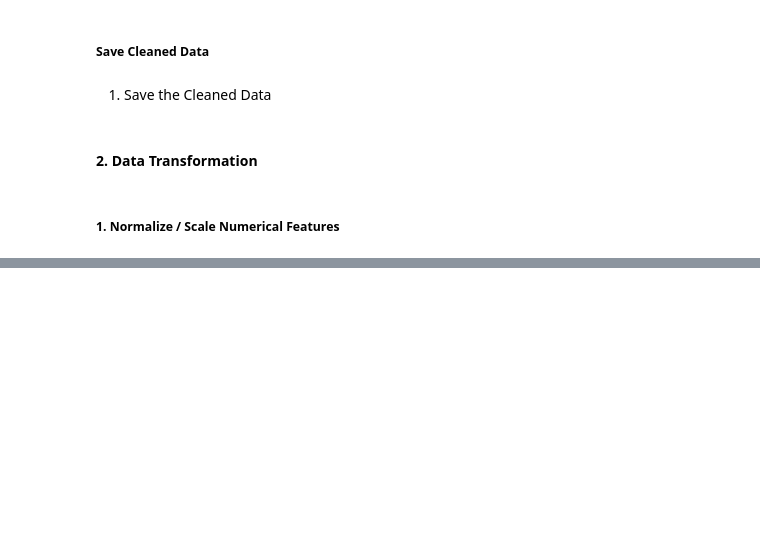
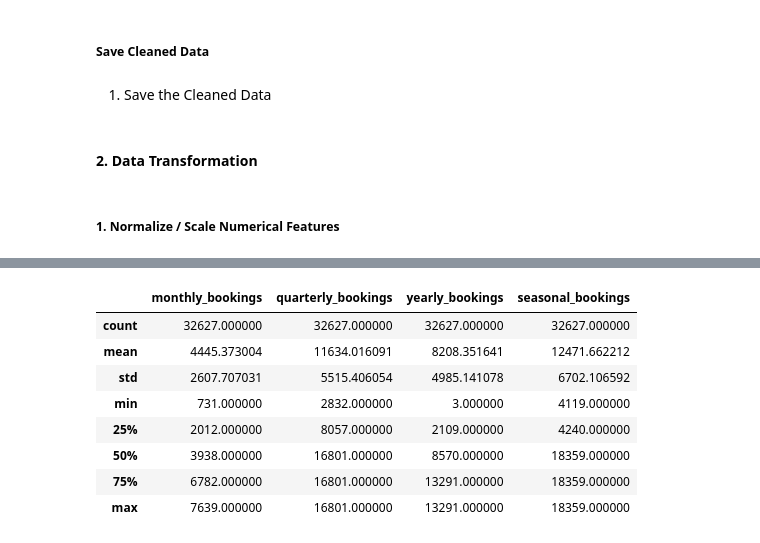
Before and after one commit to mts205/NYC-Airbnb-EDA, a Jupyter notebook: notebooks/data-preprocessing.ipynb, the cells around one changed output, grey strips where cells are left out. Saved outputs shown, nothing was run; the diff lists cells and outputs as text; code cells hidden in the pictures; blank space fills up the shorter version.

```diff
--- a/notebooks/data-preprocessing.ipynb
+++ b/notebooks/data-preprocessing.ipynb
@@ -750,0 +1100,75 @@ cleaned_df.to_csv('../data/processed/cleaned_NYC-Airbnb-2023.csv', index=False)
+# %%
+# Creating columns based on Time intervels
+import logging
+
+# Setup logging
+logging.basicConfig(level=logging.INFO, format='%(asctime)s - %(levelname)s - %(message)s')
+
+# Helper function for season calculation
+def get_season(month):
+    """ Return the season based on the month number. """
+    if month in [12, 1, 2]:
+        return 'Winter'
+    elif month in [3, 4, 5]:
+        return 'Spring'
+    elif month in [6, 7, 8]:
+        return 'Summer'
+    else:
+        return 'Fall'
+
+# Add season column
+def add_season_column(df):
+    """ Add a 'season' column to the dataframe based on the month. """
+    logging.info("Adding 'season' column based on the month.")
+    df['season'] = df['month'].apply(get_season)
+    return df
+
+# Validate Data
+def validate_data(df, datetime_column='last_review'):
+    """ Validate and clean the 'last_review' column. """
+    logging.info("Validating data...")
+
+    # Ensure datetime column is parsed correctly
+    if not pd.api.types.is_datetime64_any_dtype(df[datetime_column]):
+        logging.info(f"Parsing {datetime_column} to datetime.")
+        df[datetime_column] = pd.to_datetime(df[datetime_column], errors='coerce')
+
+    # Remove rows with invalid or missing dates
+    df = df.dropna(subset=[datetime_column])
+    df = df[df[datetime_column].dt.year != 1970]  # Remove default placeholders for missing dates
+    return df
+
+# Feature Engineering Step
+def feature_engineer_bookings(df, datetime_column='last_review'):
+    """ Perform feature engineering by adding booking trends. """
+    logging.info("Starting feature engineering for booking trends.")
+
+    # Validate and clean the datetime data
+    df = validate_data(df, datetime_column=datetime_column)
+
+    # Extract time features
+    logging.info("Extracting year, month, and quarter from the datetime column.")
+    df['year'] = df[datetime_column].dt.year
+    df['month'] = df[datetime_column].dt.month
+    df['quarter'] = df[datetime_column].dt.quarter
+
+    # Add season column
+    df = add_season_column(df)
+
+    # Aggregate bookings by different time intervals
+    logging.info("Aggregating bookings by month, quarter, year, and season.")
+
+    df['monthly_bookings'] = df.groupby('month')['id'].transform('count')
+    df['quarterly_bookings'] = df.groupby('quarter')['id'].transform('count')
+    df['yearly_bookings'] = df.groupby('year')['id'].transform('count')
+    df['seasonal_bookings'] = df.groupby('season')['id'].transform('count')
+
+    logging.info("Feature engineering completed successfully.")
+    return df
+
+# Feature Creatation and Aggregation
+df_fe = feature_engineer_bookings(df_fe, datetime_column='last_review')
+
+# View the new feature columns
+df_fe[['monthly_bookings', 'quarterly_bookings', 'yearly_bookings', 'seasonal_bookings']].describe()
+# %% [output]
@@ -750,0 +1181,9 @@ cleaned_df.to_csv('../data/processed/cleaned_NYC-Airbnb-2023.csv', index=False)
+|  | monthly_bookings | quarterly_bookings | yearly_bookings | seasonal_bookings |
+| count | 32627.000000 | 32627.000000 | 32627.000000 | 32627.000000 |
+| mean | 4445.373004 | 11634.016091 | 8208.351641 | 12471.662212 |
+| std | 2607.707031 | 5515.406054 | 4985.141078 | 6702.106592 |
+| min | 731.000000 | 2832.000000 | 3.000000 | 4119.000000 |
+| 25% | 2012.000000 | 8057.000000 | 2109.000000 | 4240.000000 |
+| 50% | 3938.000000 | 16801.000000 | 8570.000000 | 18359.000000 |
+| 75% | 6782.000000 | 16801.000000 | 13291.000000 | 18359.000000 |
+| max | 7639.000000 | 16801.000000 | 13291.000000 | 18359.000000 |
```
Also changed, not shown: parts of 44 cells of this notebook.
